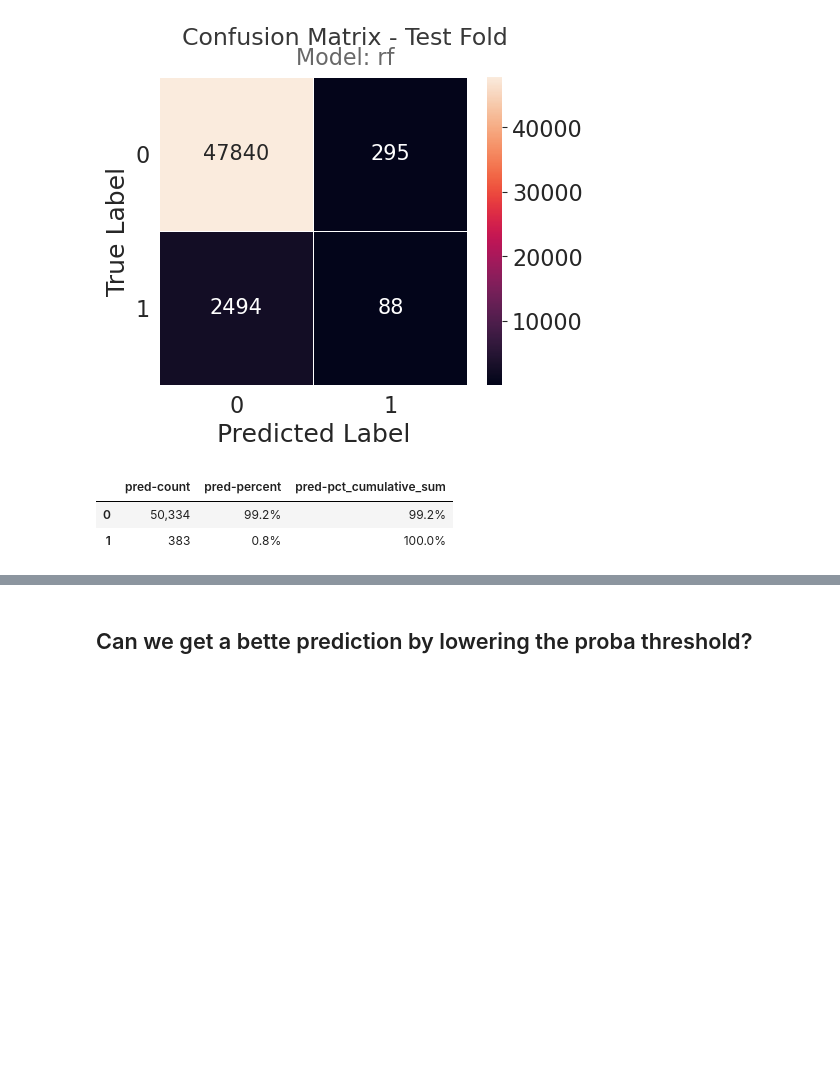
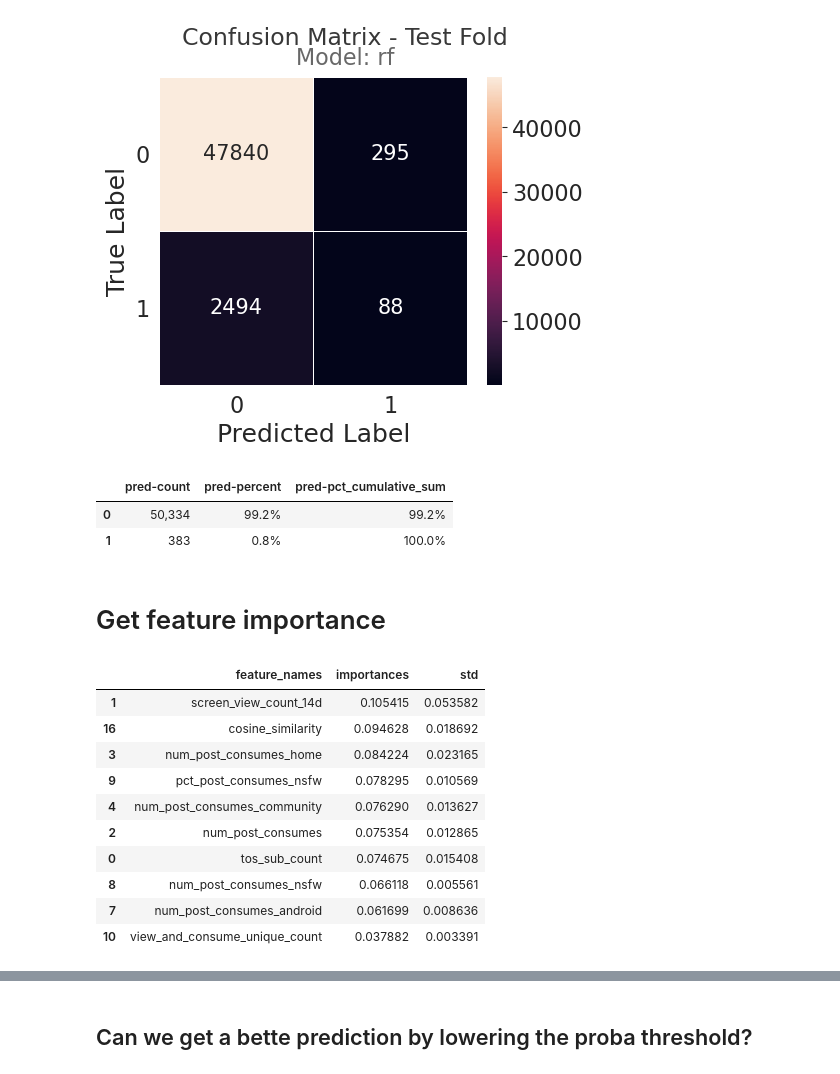
Before and after one commit to nazanin-zinouri/subclu, a Jupyter notebook: notebooks/pn_modeling/djb_03.00-2023-04-17-get_training_data_and_run_baseline_models.ipynb, the cells around one changed output, grey strips where cells are left out. Saved outputs shown, nothing was run; the diff lists cells and outputs as text; code cells hidden in the pictures; blank space fills up the shorter version.

```diff
--- a/notebooks/pn_modeling/djb_03.00-2023-04-17-get_training_data_and_run_baseline_models.ipynb
+++ b/notebooks/pn_modeling/djb_03.00-2023-04-17-get_training_data_and_run_baseline_models.ipynb
@@ -1099,3 +1099,29 @@ weighted avg      0.914     0.945     0.925     50717
 |  | pred-count | pred-percent | pred-pct_cumulative_sum |
 | 0 | 50,334 | 99.2% | 99.2% |
 | 1 | 383 | 0.8% | 100.0% |
+# %% [markdown]
+# Get feature importance
+# %%
+df_importances = (
+    pd.DataFrame(
+        {
+            'feature_names': X_train.columns,
+            'importances': d_search_fit['rf'].best_estimator_['clf'].feature_importances_,
+            'std': np.std([tree.feature_importances_ for tree in d_search_fit['rf'].best_estimator_['clf'].estimators_], axis=0),
+        }
+    )
+    .sort_values(by=['importances'], ascending=False)
+)
+df_importances.head(10)
+# %% [output]
+|  | feature_names | importances | std |
+| 1 | screen_view_count_14d | 0.105415 | 0.053582 |
+| 16 | cosine_similarity | 0.094628 | 0.018692 |
+| 3 | num_post_consumes_home | 0.084224 | 0.023165 |
+| 9 | pct_post_consumes_nsfw | 0.078295 | 0.010569 |
+| 4 | num_post_consumes_community | 0.076290 | 0.013627 |
+| 2 | num_post_consumes | 0.075354 | 0.012865 |
+| 0 | tos_sub_count | 0.074675 | 0.015408 |
+| 8 | num_post_consumes_nsfw | 0.066118 | 0.005561 |
+| 7 | num_post_consumes_android | 0.061699 | 0.008636 |
+| 10 | view_and_consume_unique_count | 0.037882 | 0.003391 |
```
Also changed, not shown: parts of 2 cells of this notebook, 1 other file.
